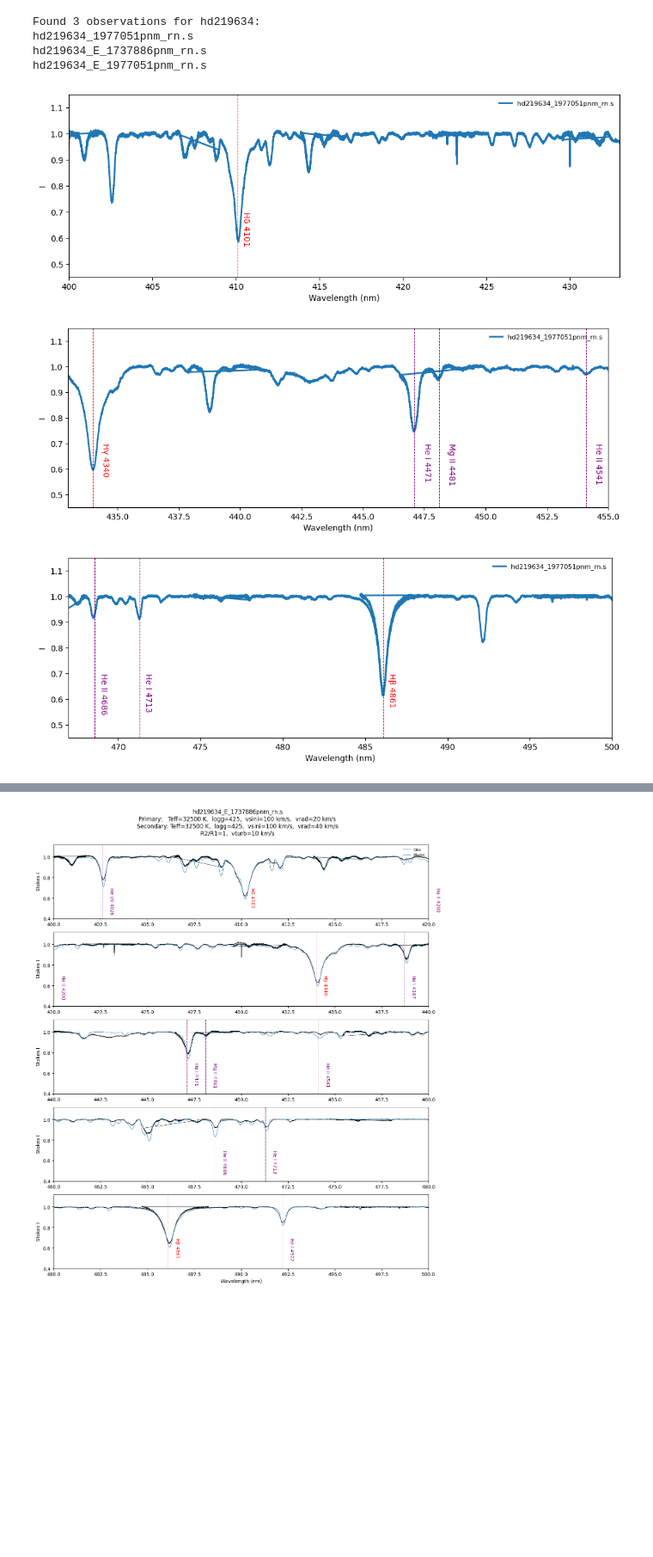
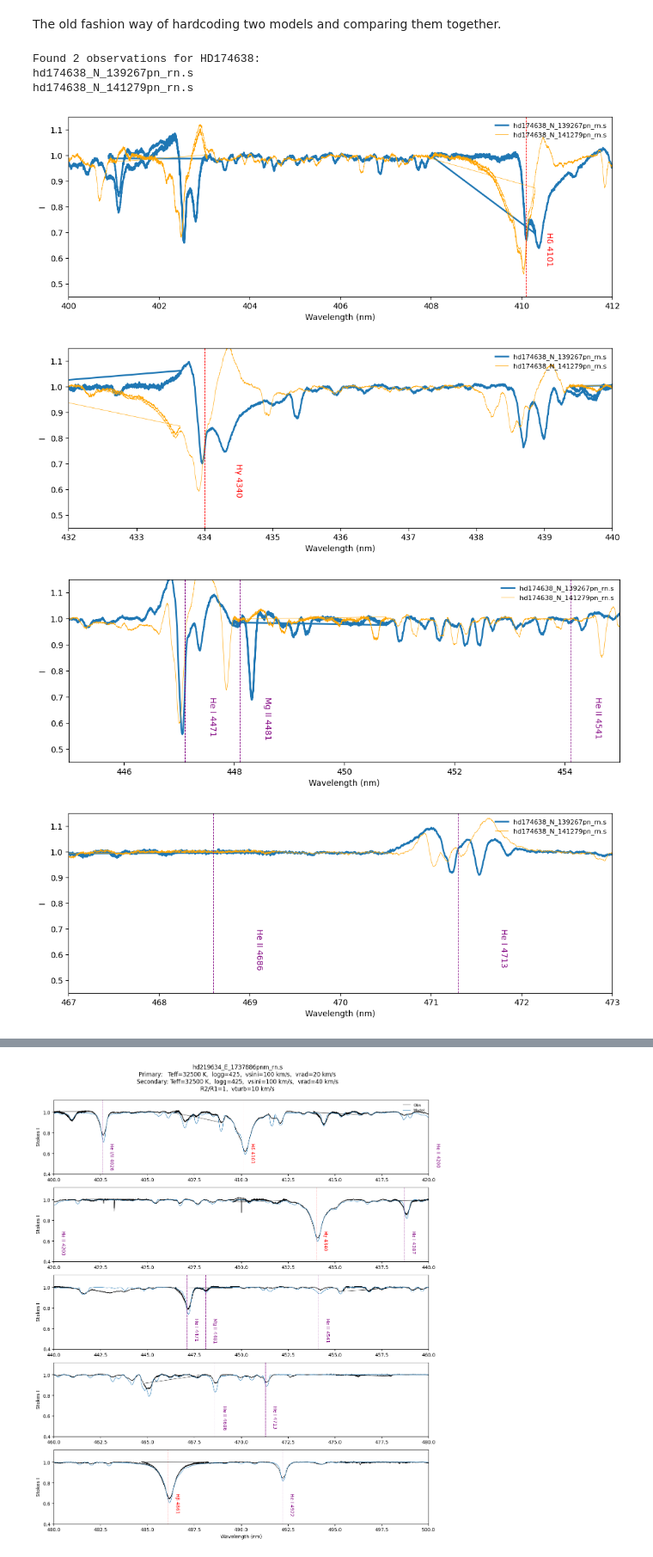
Before and after one commit to AaaaaaalexLi/AlexLiResearch, a Jupyter notebook: Binamics/Sort.ipynb, the cells around one changed output, grey strips where cells are left out. Shown at 86% size. Saved outputs shown, nothing was run; the diff lists cells and outputs as text; code cells hidden in the pictures; blank space fills up the shorter version.

```diff
--- a/Binamics/Sort.ipynb
+++ b/Binamics/Sort.ipynb
@@ -1,3 +1,5 @@
+# %% [markdown]
+The old fashion way of hardcoding two models and comparing them together.
 # %%
 import specpolFlow as pol
 import matplotlib.pyplot as plt
@@ -185,14 +187,14 @@ def save_binary_model(obsname, params_B, component_1, component_2, model):
 # %%
 obs_folder = Path(r"G:\Shared drives\BinamicsOstars\DataFromEve\spectra_tovero")
 
-hd = "hd219634"
+hd = "HD174638"
 obs = sorted([f.name for f in obs_folder.glob(f"{hd}*.s")])
 
 print(f"Found {len(obs)} observations for {hd}:")
 for f in obs:
     print(f)
 
-windows = [(400, 433), (433, 455), (467, 500)]
+windows = [(400, 412),(432, 440),(445, 455),(467, 473),(485, 495)]
 
 lines_H = [
     (410.1, "Hδ 4101"),
@@ -212,38 +214,38 @@ lines_He = [
 spectra = [(f, pol.read_spectrum(obs_folder / f)) for f in obs]
 
 # Plot all observations overlaid
 for xmin, xmax in windows:
     fig, ax = plt.subplots(figsize=(12, 4))
 
     # for filename, spec in spectra:
     #     label = filename.replace("_rn.s", "")
     #     ax.plot(spec.wl, spec.specI, lw=1, label=label)
     ax.plot(spectra[0][1].wl, spectra[0][1].specI, lw=2, label=obs[0])
-    # ax.plot(spectra[1][1].wl, spectra[1][1].specI,ls = '-', color='orange',lw=0.5, label=obs[1])
+    ax.plot(spectra[1][1].wl, spectra[1][1].specI,ls = '-', color='orange',lw=0.5, label=obs[1])
     ax.set_xlim(xmin, xmax)
     ax.set_ylim(0.45, 1.15)
     ax.set_ylabel("I")
     ax.set_xlabel("Wavelength (nm)")
 
     for wl, label in lines_H:
         if xmin <= wl <= xmax:
             ax.axvline(wl, color="red", ls="--", lw=0.7)
             ax.text(wl+0.5, 0.70, label, color="red", fontsize=10,
                     rotation=-90, ha="center", va="top")
 
     for wl, label in lines_He:
         if xmin <= wl <= xmax:
             ax.axvline(wl, color="purple", ls="--", lw=0.7)
             ax.text(wl+0.5, 0.70, label, color="purple", fontsize=10,
                     rotation=-90, ha="center", va="top")
 
     ax.legend(loc="upper right", fontsize=8, frameon=False)
     plt.show()
 # %% [output]
-Found 3 observations for hd219634:
-hd219634_1977051pnm_rn.s
-hd219634_E_1737886pnm_rn.s
-hd219634_E_1977051pnm_rn.s
+Found 2 observations for HD174638:
+hd174638_N_139267pn_rn.s
+hd174638_N_141279pn_rn.s
-[figure, old version]
+[figure, new version]
-[figure, old version]
+[figure, new version]
-[figure, old version]
+[figure, new version]
+[figure, added]
```
Also changed, not shown: parts of 5 cells of this notebook, 3 other files.
